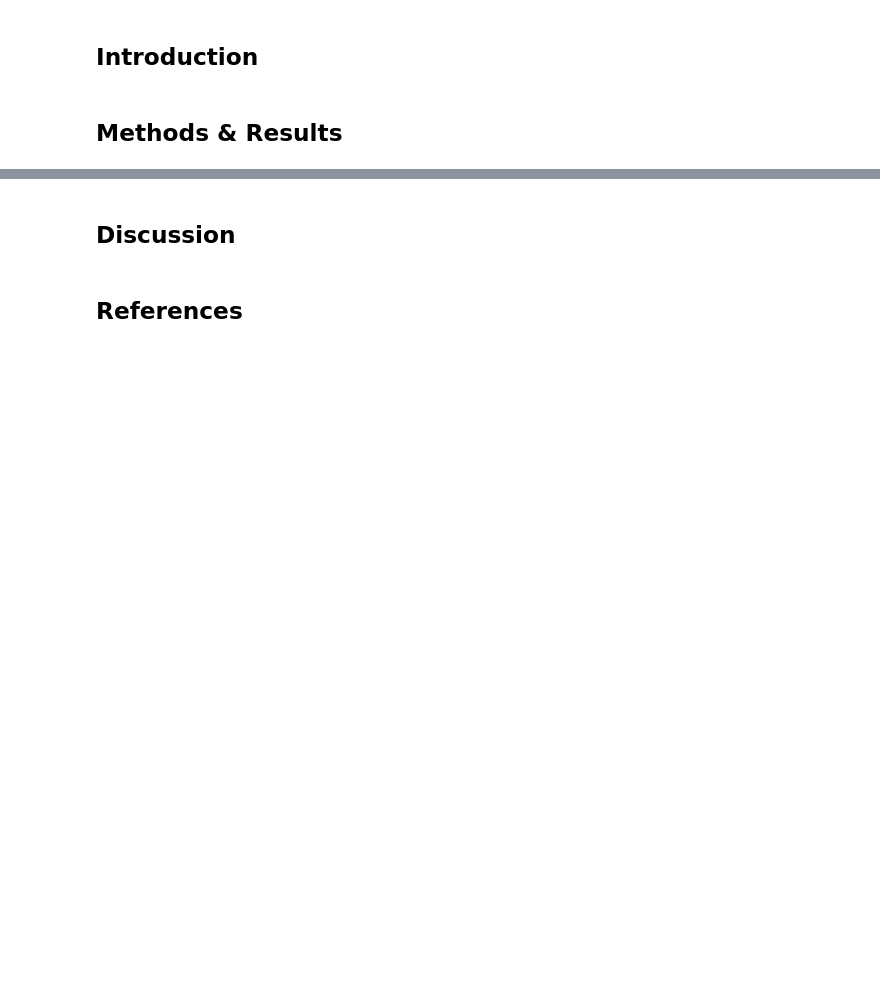
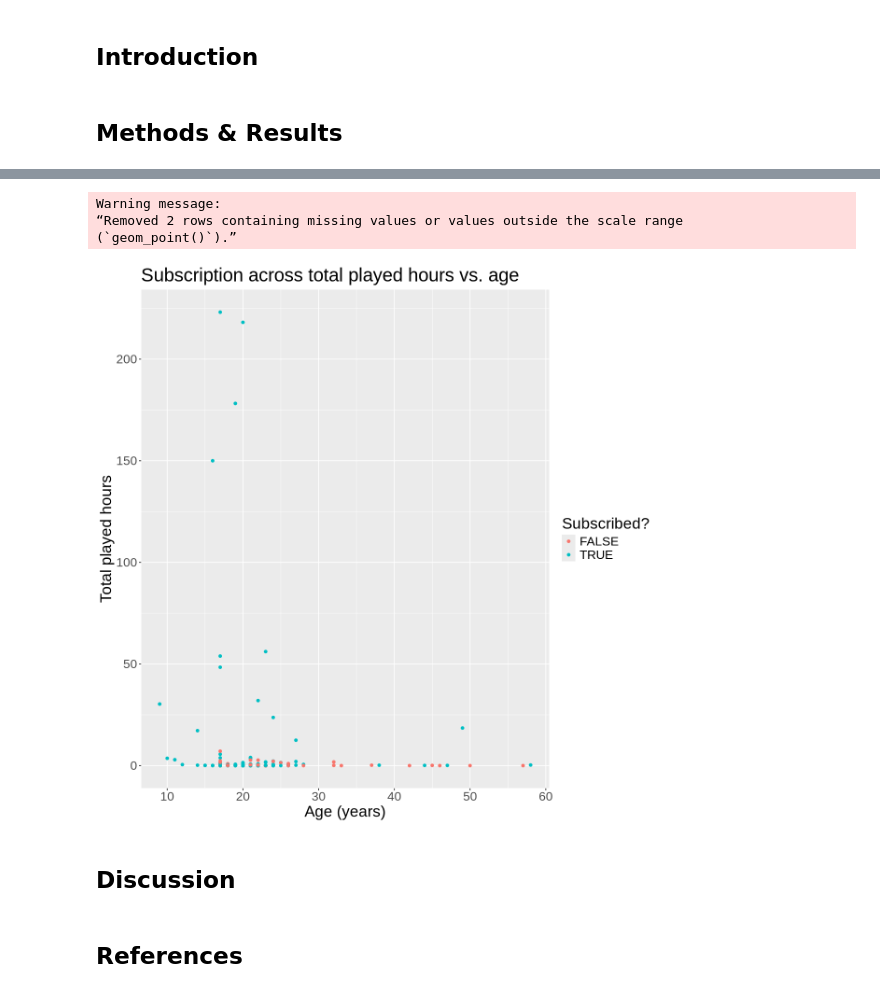
Before and after one commit to ahnnahy/dsci100-group20-project, a Jupyter notebook: Project Final Report.ipynb, the cells around one changed output, grey strips where cells are left out. Cells and saved outputs as stored; diff of their text form; code cells hidden in the pictures; blank space fills up the shorter version.

```diff
--- a/Project Final Report.ipynb
+++ b/Project Final Report.ipynb
@@ -50,3 +58,9 @@ A spec_tbl_df: 196 × 7
 | Amateur | FALSE | d572f391d452b76ea2d7e5e53a3d38bfd... | 0.0 | Dylan | Prefer not to say | 57 |
 | Amateur | FALSE | f19e136ddde68f365afc860c725ccff54... | 2.3 | Harlow | Male | 17 |
 | Pro | TRUE | d9473710057f7d42f36570f0be83817a4... | 0.2 | Ahmed | Other | NA |
+# %%
+set.seed(100)
+
+players <- players |>
+    mutate(subscribed = as_factor(subscribe))
+players
@@ -52,0 +78,16 @@ A spec_tbl_df: 196 × 7
+# %%
+options(repr.plot.width = 10, repr.plot.height = 10)
+
+players_plot <- ggplot(players, aes(x = Age, y = played_hours, colour = subscribed)) +
+    geom_point() +
+    labs(x = "Age (years)", y = "Total played hours", color = "Subscribed?", title = "Subscription across total played hours vs. age") +
+    theme(text = element_text(size = 20))
+
+
+
+players_plot
+# %% [output]
+Warning message:
+“Removed 2 rows containing missing values or values outside the scale range
+(`geom_point()`).”
+[figure, added]
```
Also changed, not shown: parts of 3 cells of this notebook.
